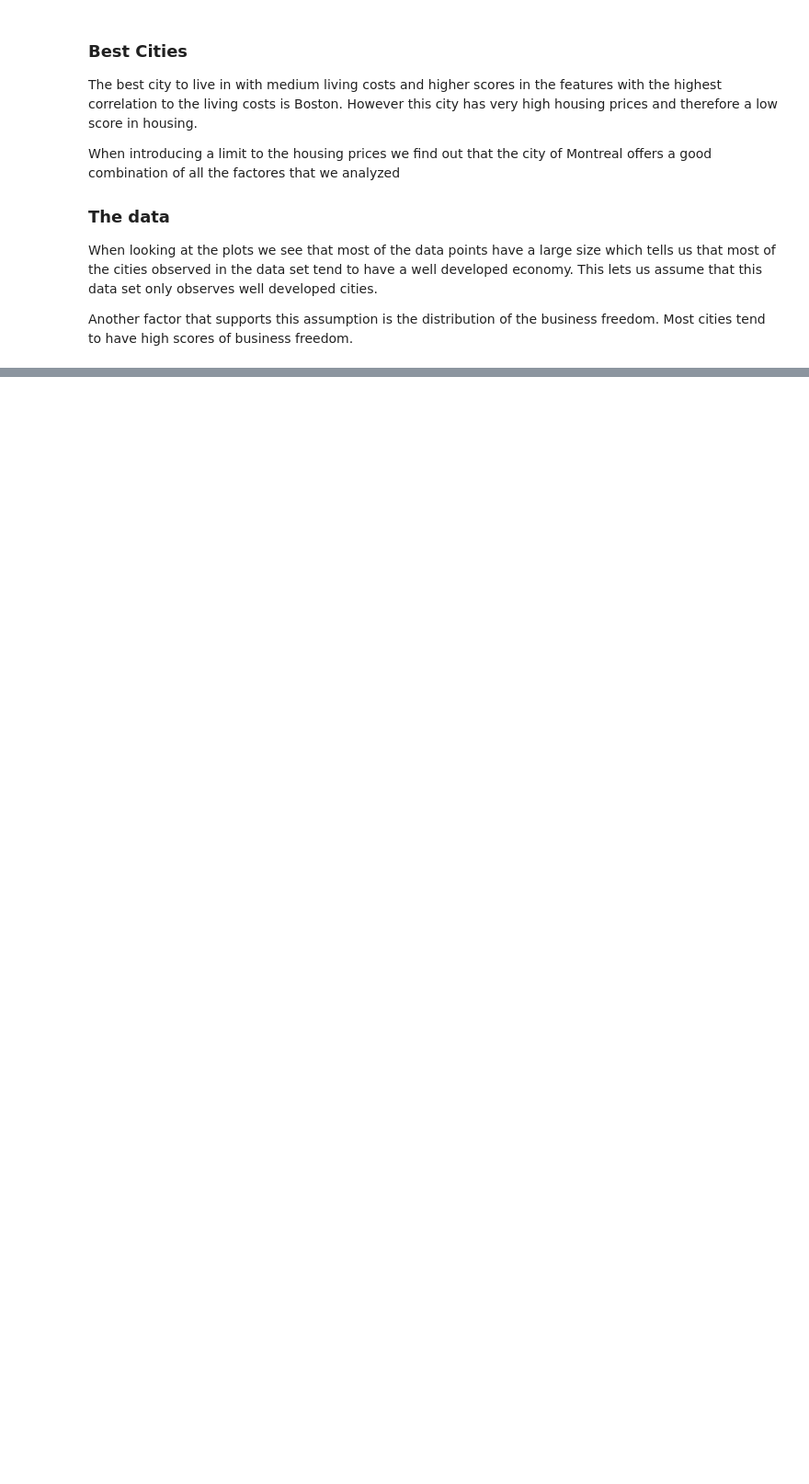
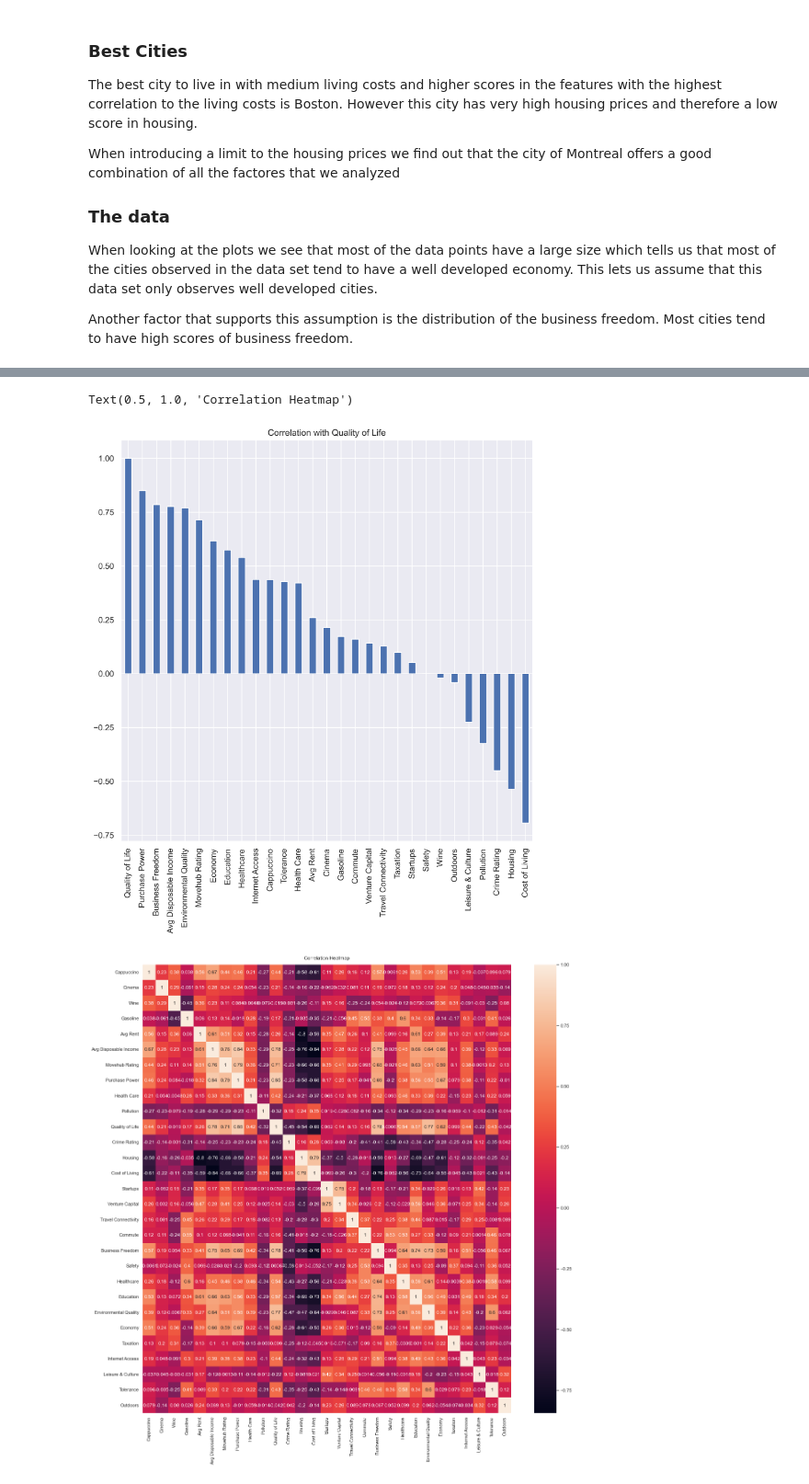
Before and after one commit to lukasthekid/liveability-ex, a Jupyter notebook: ex3.ipynb, the cells around one changed output, grey strips where cells are left out. Shown at 92% size. Saved outputs shown, nothing was run; the diff lists cells and outputs as text; code cells hidden in the pictures; blank space fills up the shorter version.

```diff
--- a/ex3.ipynb
+++ b/ex3.ipynb
@@ -616,0 +651,17 @@ Another factor that supports this assumption is the distribution of the business
+# %%
+# Plot correlation
+
+corr = city_characteristics.corr()
+# city_char_corr_barplot = sns.barplot(corr[["Quality of Life"]])
+corr_quality = corr["Quality of Life"].copy()
+corr_quality.sort_values(ascending=False, inplace= True)
+plt.figure(figsize=(10,10), dpi=500)
+plt.title("Correlation with Quality of Life")
+corr_quality.plot.bar()
+plt.figure(figsize=(20,20))
+city_char_corr_map = sns.heatmap(corr, annot=True)
+city_char_corr_map.set_title('Correlation Heatmap', fontdict={'fontsize':12}, pad=12)
+# %% [output]
+Text(0.5, 1.0, 'Correlation Heatmap')
+[figure, added]
+[figure, added]
```
Also changed, not shown: parts of 9 cells of this notebook.
